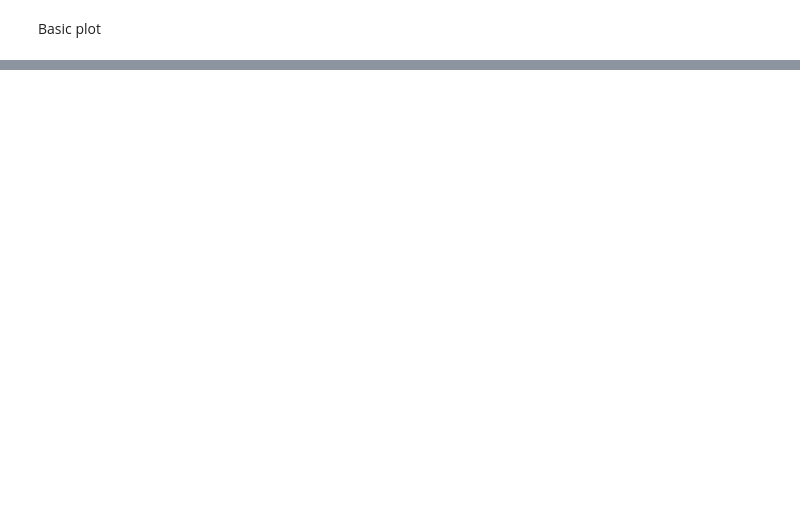
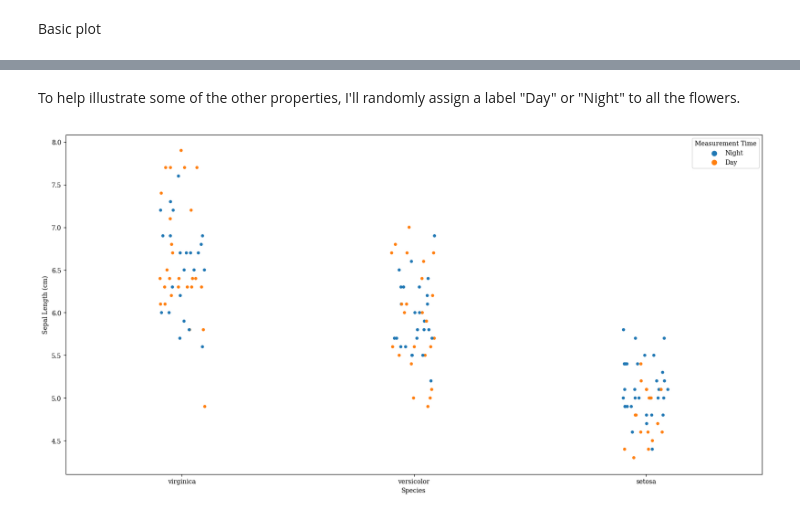
Before and after one commit to apryor6/apryor6.github.io, a Jupyter notebook: visualizations/seaborn/notebooks/stripplot.ipynb, the cells around one changed output, grey strips where cells are left out. Saved outputs shown, nothing was run; the diff lists cells and outputs as text; code cells hidden in the pictures; blank space fills up the shorter version.

```diff
--- a/visualizations/seaborn/notebooks/stripplot.ipynb
+++ b/visualizations/seaborn/notebooks/stripplot.ipynb
@@ -99,0 +59,13 @@ h[3].get_label()
+# %% [markdown]
+To help illustrate some of the other properties, I'll randomly assign a label "Day" or "Night" to all the flowers.
+# %%
+df['Measurement Time'] = 'Night'
+df.loc[np.random.rand(len(df)) > 0.5, 'Measurement Time'] = 'Day'
+p = sns.stripplot(data=df,
+                  x='Species',
+                  y='Sepal Length (cm)',
+                  hue='Measurement Time',
+                  order=sorted(df.Species.unique(), reverse=True),
+                  jitter=0.1)
+# %% [output]
+[figure, added]
```
Also changed, not shown: parts of 34 cells of this notebook, 17 other files.
